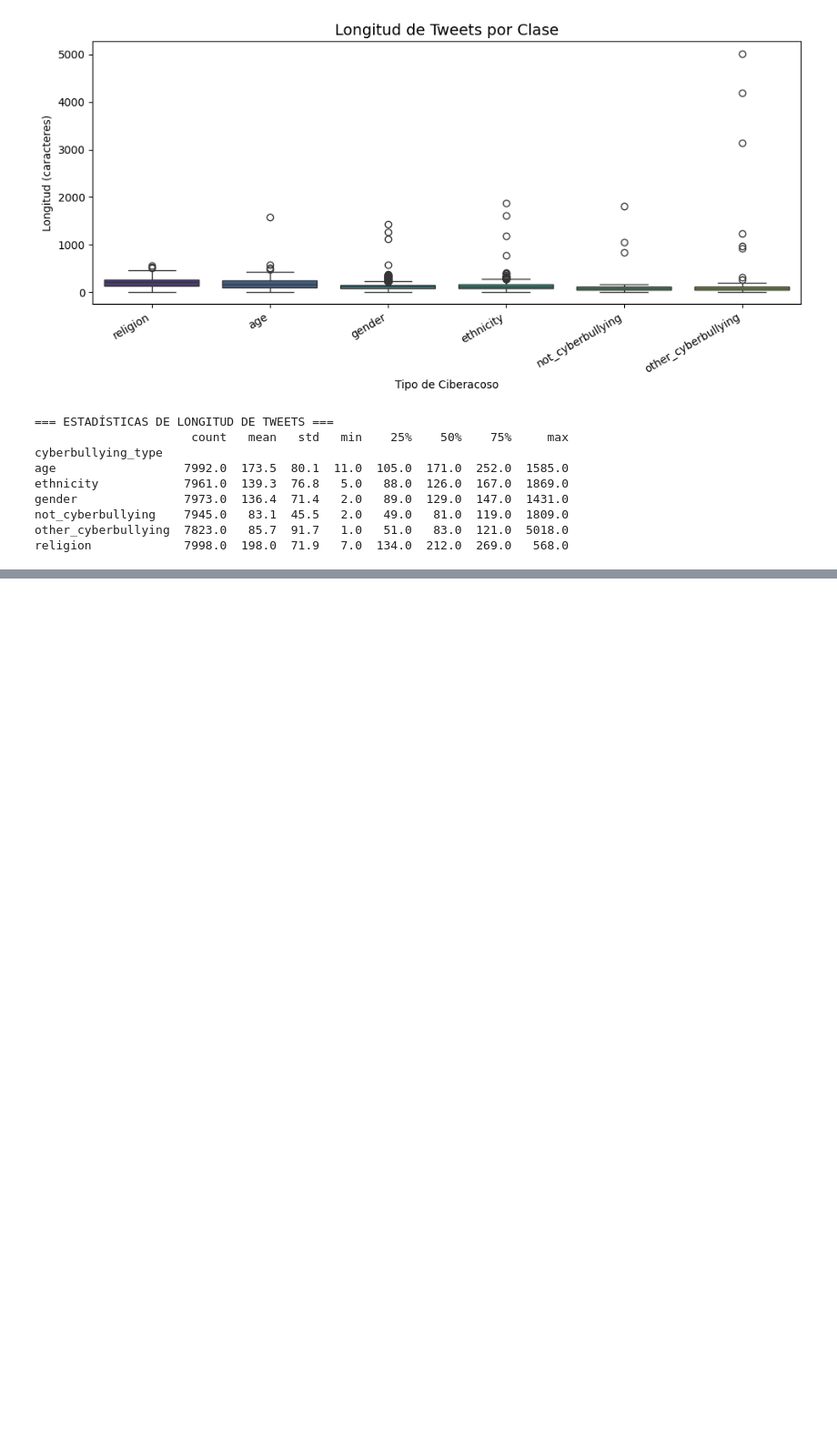
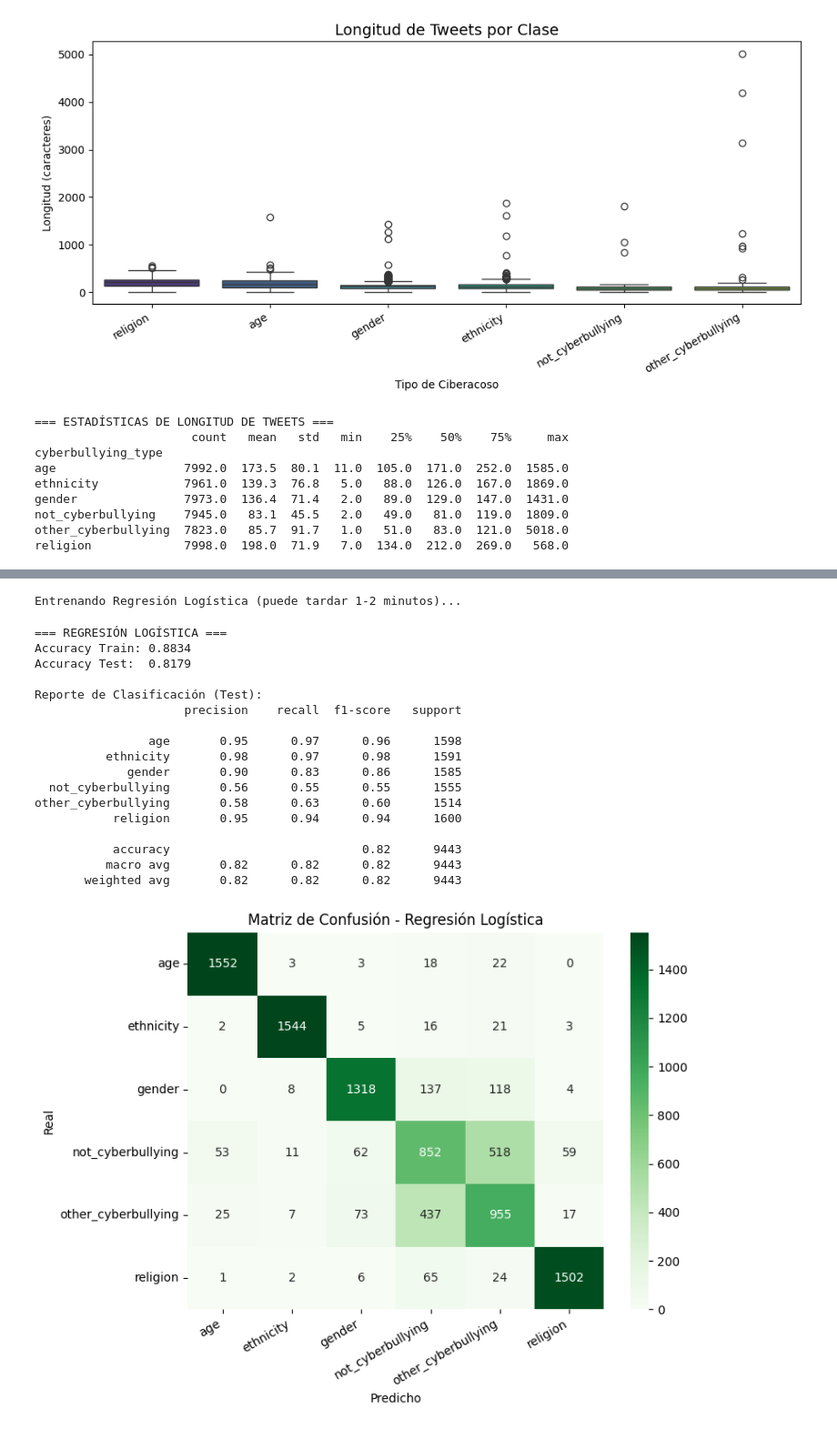
Before and after one commit to Hugo2049/ia-proyecto-1, a Jupyter notebook: proyecto.ipynb, the cells around one changed output, grey strips where cells are left out. Shown at 91% size. Saved outputs shown, nothing was run; the diff lists cells and outputs as text; code cells hidden in the pictures; blank space fills up the shorter version.

```diff
--- a/proyecto.ipynb
+++ b/proyecto.ipynb
@@ -213,0 +273,63 @@ Dimensión matriz Test:  (9443, 10000)
+# %%
+# ============================================================
+# Modelo 2: Regresión Logística
+# ============================================================
+from sklearn.linear_model import LogisticRegression
+
+print("Entrenando Regresión Logística (puede tardar 1-2 minutos)...")
+lr_model = LogisticRegression(
+    max_iter=1000,
+    C=1.0,
+    solver='saga',
+    random_state=42,
+    n_jobs=-1
+)
+lr_model.fit(X_train_tfidf, y_train)
+
+# Predicciones
+y_pred_lr_train = lr_model.predict(X_train_tfidf)
+y_pred_lr_test  = lr_model.predict(X_test_tfidf)
+
+# Métricas
+acc_lr_train = accuracy_score(y_train, y_pred_lr_train)
+acc_lr_test  = accuracy_score(y_test,  y_pred_lr_test)
+
+print(f"\n=== REGRESIÓN LOGÍSTICA ===")
+print(f"Accuracy Train: {acc_lr_train:.4f}")
+print(f"Accuracy Test:  {acc_lr_test:.4f}")
+print(f"\nReporte de Clasificación (Test):")
+print(classification_report(y_test, y_pred_lr_test))
+
+# Matriz de confusión
+plt.figure(figsize=(8, 6))
+cm_lr = confusion_matrix(y_test, y_pred_lr_test, labels=lr_model.classes_)
+sns.heatmap(cm_lr, annot=True, fmt='d', cmap='Greens',
+            xticklabels=lr_model.classes_,
+            yticklabels=lr_model.classes_)
+plt.title('Matriz de Confusión - Regresión Logística')
+plt.ylabel('Real')
+plt.xlabel('Predicho')
+plt.xticks(rotation=30, ha='right')
+plt.tight_layout()
+plt.savefig('confusion_lr.png', dpi=150)
+plt.show()
+# %% [output]
+Entrenando Regresión Logística (puede tardar 1-2 minutos)...
+=== REGRESIÓN LOGÍSTICA ===
+Accuracy Train: 0.8834
+Accuracy Test:  0.8179
+
+Reporte de Clasificación (Test):
+                     precision    recall  f1-score   support
+
+                age       0.95      0.97      0.96      1598
+          ethnicity       0.98      0.97      0.98      1591
+             gender       0.90      0.83      0.86      1585
+  not_cyberbullying       0.56      0.55      0.55      1555
+other_cyberbullying       0.58      0.63      0.60      1514
+           religion       0.95      0.94      0.94      1600
+
+           accuracy                           0.82      9443
+          macro avg       0.82      0.82      0.82      9443
+       weighted avg       0.82      0.82      0.82      9443
+[figure, added]
```
Also changed, not shown: parts of 4 cells of this notebook, 5 other files.
